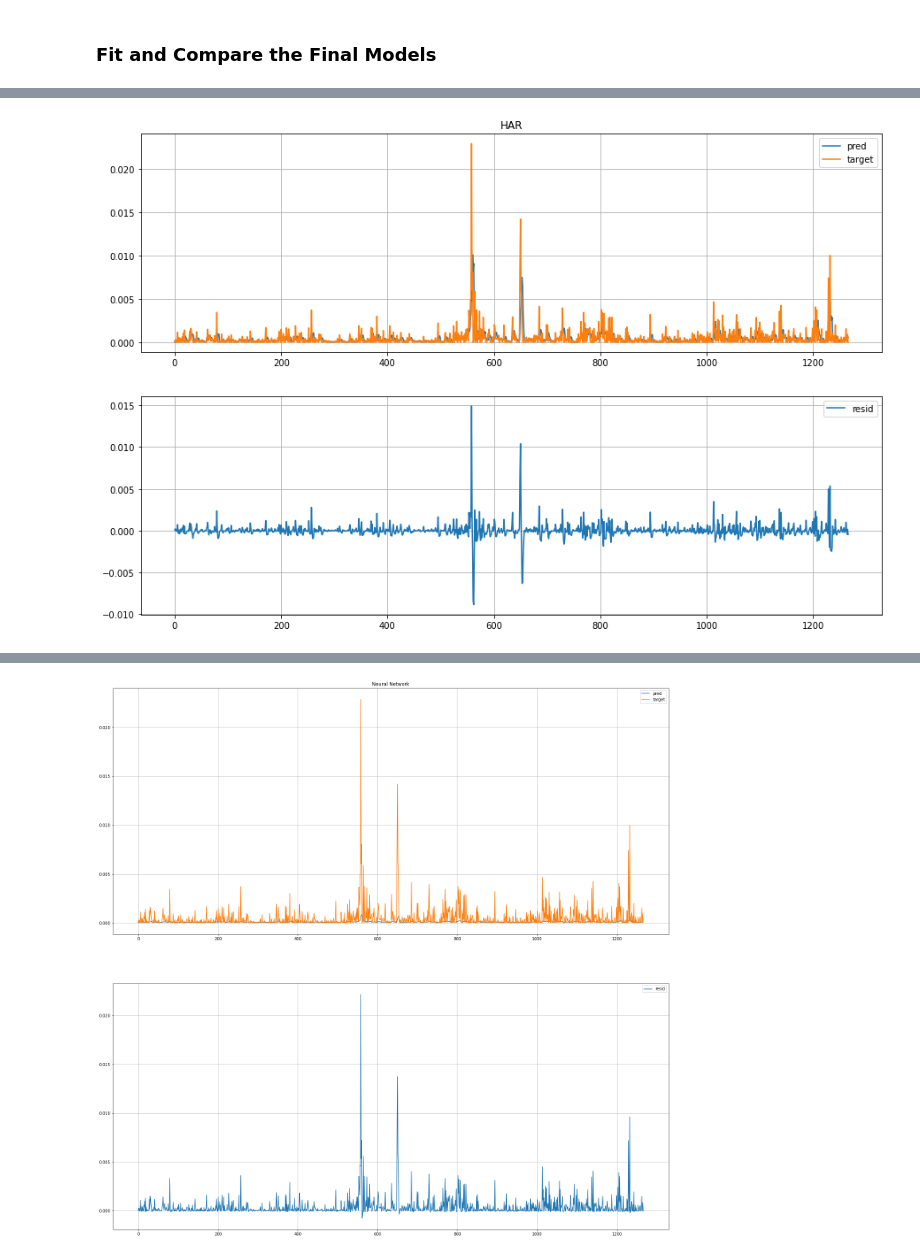
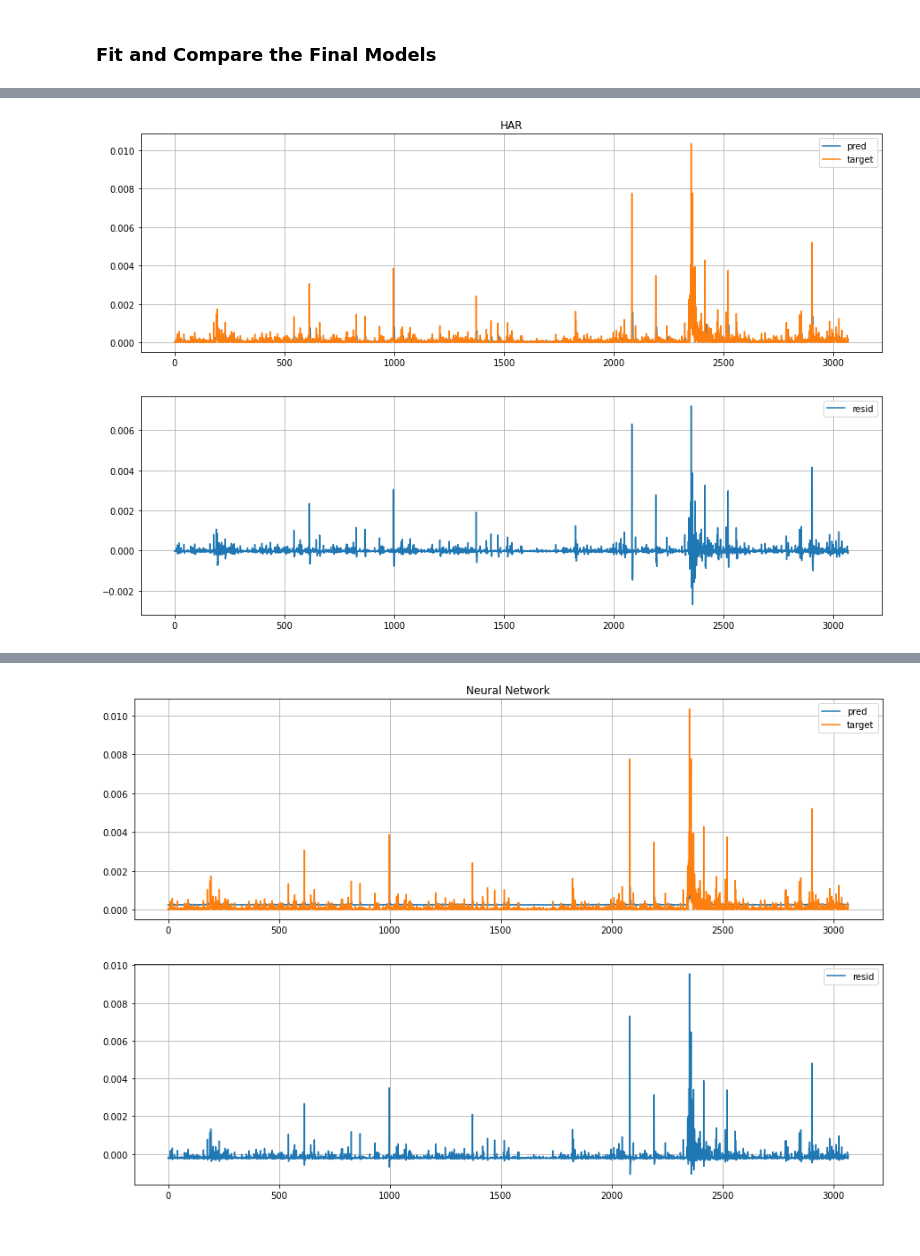
Before and after one commit to CodingNoob234/casestudy-neural-networks, a Jupyter notebook: main.ipynb, the cells around one changed output, grey strips where cells are left out. Drawn from its saved outputs; the diff is of its cells as text; code cells hidden in the pictures.

```diff
--- a/main.ipynb
+++ b/main.ipynb
@@ -37,7 +37,7 @@ warnings.simplefilter("ignore")
 # returns = data["price"].apply(np.log).diff()
 
 # or through yahoo finance
-prices = get_ticker_daily_close("PYPL")
+prices = get_ticker_daily_close("KO")
 returns = prices.apply(np.log).diff()
 print(f"Total observations: {len(returns)}")
 
@@ -52,10 +52,15 @@ for i in range(1, lags+1):
     df[f"lag_{i}"] = targets.shift(i)
 
 # features for HAR (realized daily/weekly/monthly volatility)
+features_har = np.zeros(shape=(len(targets), 3))
+features_har[:, 0] = targets.shift(1).values
+features_har[:, 1] = targets.rolling(5).apply(np.mean).shift(1).values
+features_har[:, 2] = targets.rolling(21).apply(np.mean).shift(1).values
+
 df_har = pd.DataFrame({})
 df_har["rv_d"] = targets.shift(1)
 df_har["rv_w"] = targets.rolling(5).apply(np.mean)
-df_har["rv_m"] = targets.rolling(20).apply(np.mean)
+df_har["rv_m"] = targets.rolling(21).apply(np.mean)
 
 # features and targets to numpy array
 features_har = df_har.values
@@ -69,9 +74,10 @@ features = features_har.copy()
 # add constant for har features and drop nan values
 features_har = sm.add_constant(features_har)
 
-features_har = features_har[lags+1:-max(1, int(.3*lags))]
-features = features[lags+1:-max(1, int(.3*lags))]
-targets = targets[lags+1:-max(1, int(.3*lags))]
+start_index, end_index = 21, -1
+features_har = features_har[start_index:end_index]
+features = features[start_index:end_index]
+targets = targets[start_index:end_index]
 
 # final overview if features and targets
 print(f"shape har featurs: {features_har.shape} of type {type(features_har)}")
@@ -82,4 +88,10 @@ print(f"shape targets: {targets.shape} of type {type(targets)}")
 train_size = .8
 features_har, features_har_validation, _placeholder, targets_validation = train_test_split(features_har, targets, shuffle=False, train_size = train_size)
 features, features_validation, targets, targets_validation = train_test_split(features, targets, shuffle=False, train_size = train_size)
+
+
+# In the end we have features, features_har and targets.
+# These are used for determining the Neural Network specification through cross validation.
+# If this is determined, the NN is estimated on features, targets and HAR on features_har, targets.
+# THEN both predict targets_validation on features_validation and features_har_validation
 # %% [output]
@@ -285,9 +314,9 @@ Average NN MSE Loss: 5.725217153695894e-07
 plot = True
 
 # these params are taken from the extensive cross validations performed above
-epochs = 6
-hidden_nodes = 2
-lr = 0.005
+epochs = 4
+hidden_nodes = 5
+lr = 0.01
 
 note = f"Estimating HAR and NN for fold: {i}"
 print_nicely(note, 100)
@@ -342,7 +371,7 @@ trainloader, testloader = data_to_loaders(features_train_tensor, features_test_t
 
 # initialize and estimate the model
 print("Estimating NN model ...")
-model = RegularNN(3, hidden_nodes, 1)
+model = RegularNN(features.shape[1], hidden_nodes, targets.shape[1])
 criterion = nn.MSELoss()
 optimizer = optim.Adam(model.parameters(), lr = lr)
 epochs = epochs
@@ -365,7 +394,7 @@ print(f"NN out-of-sample loss: {loss}")
 
 if plot:
     # plot prediction versus true daily volatility
-    fig, axs = plt.subplots(2,1, figsize = (25,25))
+    fig, axs = plt.subplots(2,1, figsize = (15,10))
     axs[0].set_title("Neural Network")
     axs[0].plot(output.detach().numpy(), label = "pred")
     axs[0].plot(targets_test_tensor.detach().numpy(), label = "target")
@@ -385,4 +414,4 @@ if plot:
 ====================================================================================================
 Normalizing features ...
 Estimating HAR model ...
-[figure, old version]
+[figure, new version]
@@ -392 +421 @@ NN out-of-sample loss: 1.3659230262419442e-06
-[figure, old version]
+[figure, new version]
```
Also changed, not shown: parts of 6 cells of this notebook, 1 other file.
